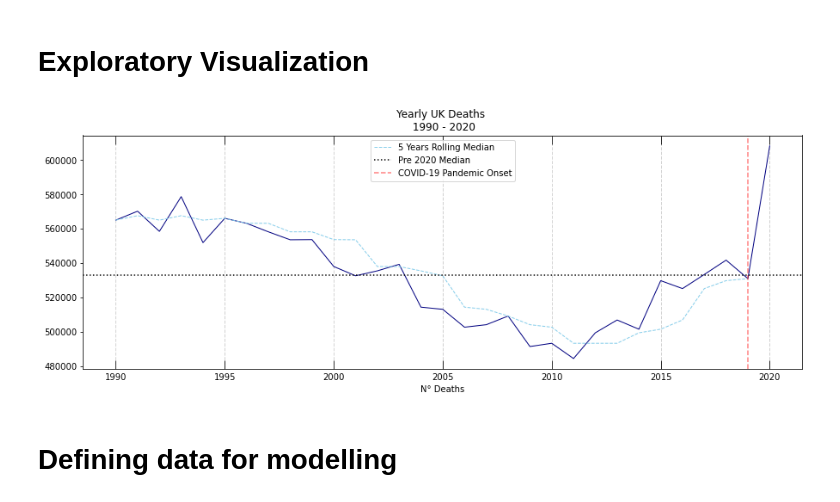
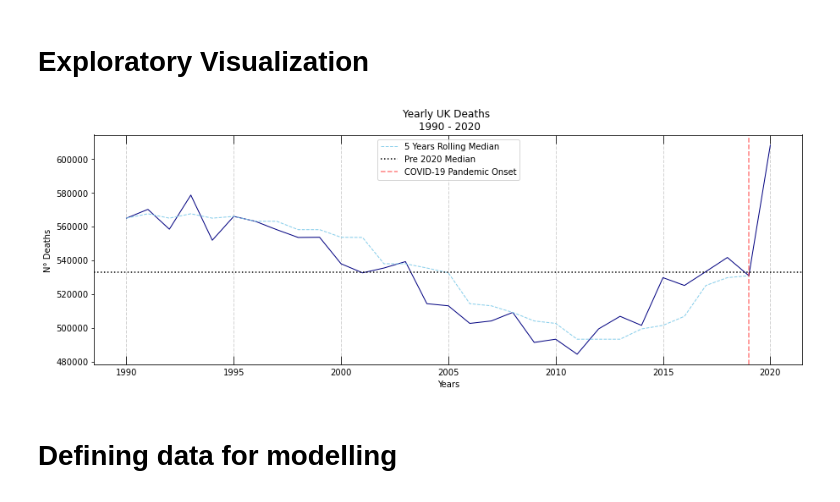
Before and after one commit to vb690/learning_bayes, a Jupyter notebook: examples/covid_exponential_smoothing/uk_excess_deaths_2020.ipynb, the cells around one changed output. Saved outputs shown, nothing was run; the diff lists cells and outputs as text; code cells hidden in the pictures.

```diff
--- a/examples/covid_exponential_smoothing/uk_excess_deaths_2020.ipynb
+++ b/examples/covid_exponential_smoothing/uk_excess_deaths_2020.ipynb
@@ -146,35 +146,35 @@ for year in target_years:
     plt.axvline(
         year,
         color='lightgray',
         linestyle='--',
         linewidth=1,
         zorder=-1
     )
 
 plt.xticks(target_years)
 plt.tick_params(
     axis='x',
     direction='in',
     length=10.0,
     zorder=3,
     top=True
 )
 plt.axvline(
     2019,
     color='r',
     linestyle='--',
     alpha=0.5,
     label="COVID-19 Pandemic Onset"
 )
 
 plt.title("Yearly UK Deaths \n 1990 - 2020")
 plt.xlabel("Years")
-plt.xlabel("N° Deaths")
+plt.ylabel("N° Deaths")
 
 plt.legend()
 plt.show()
 # %% [output]
-[figure, old version]
+[figure, new version]
 # %% [markdown]
 # Defining data for modelling
 # %%
```
Also changed, not shown: parts of 1 cell of this notebook.
